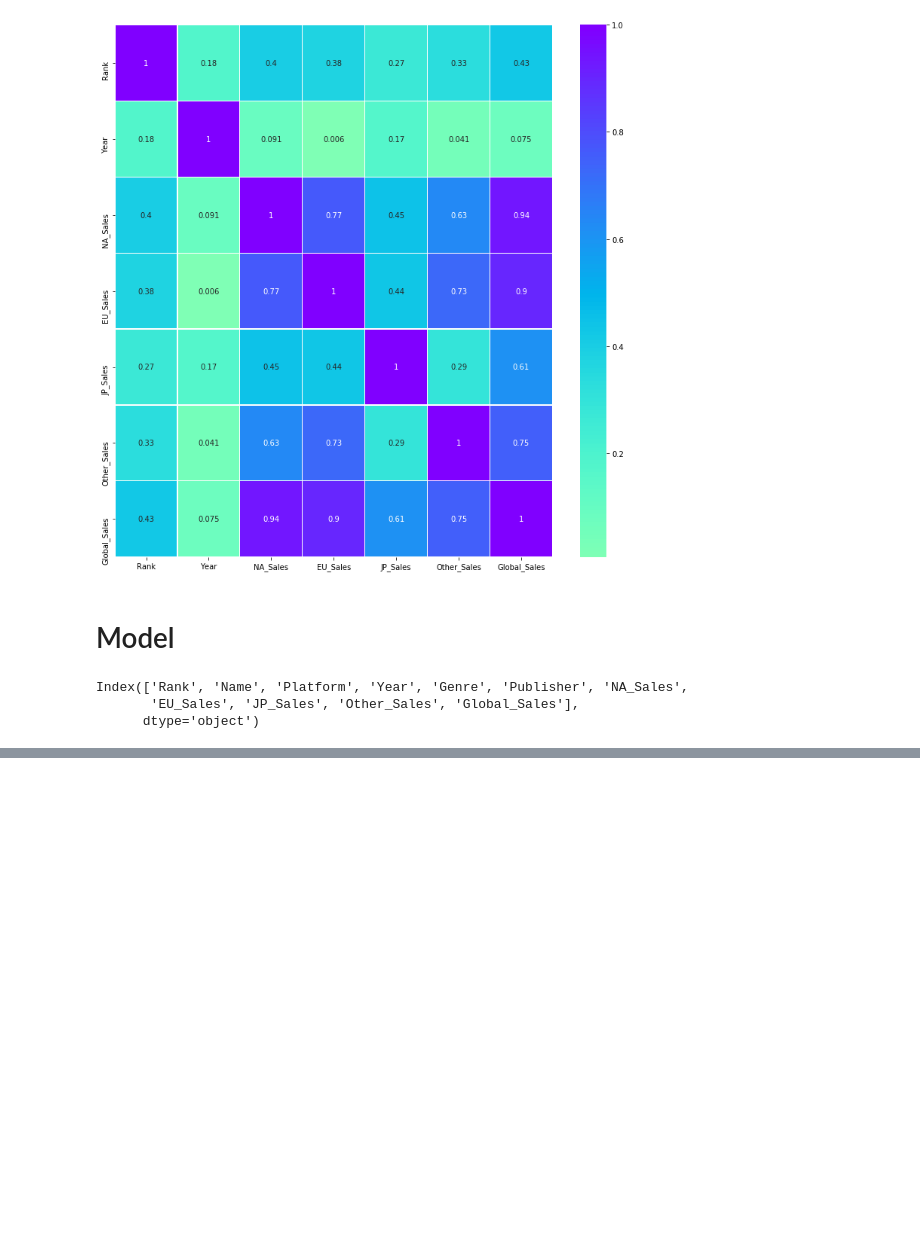
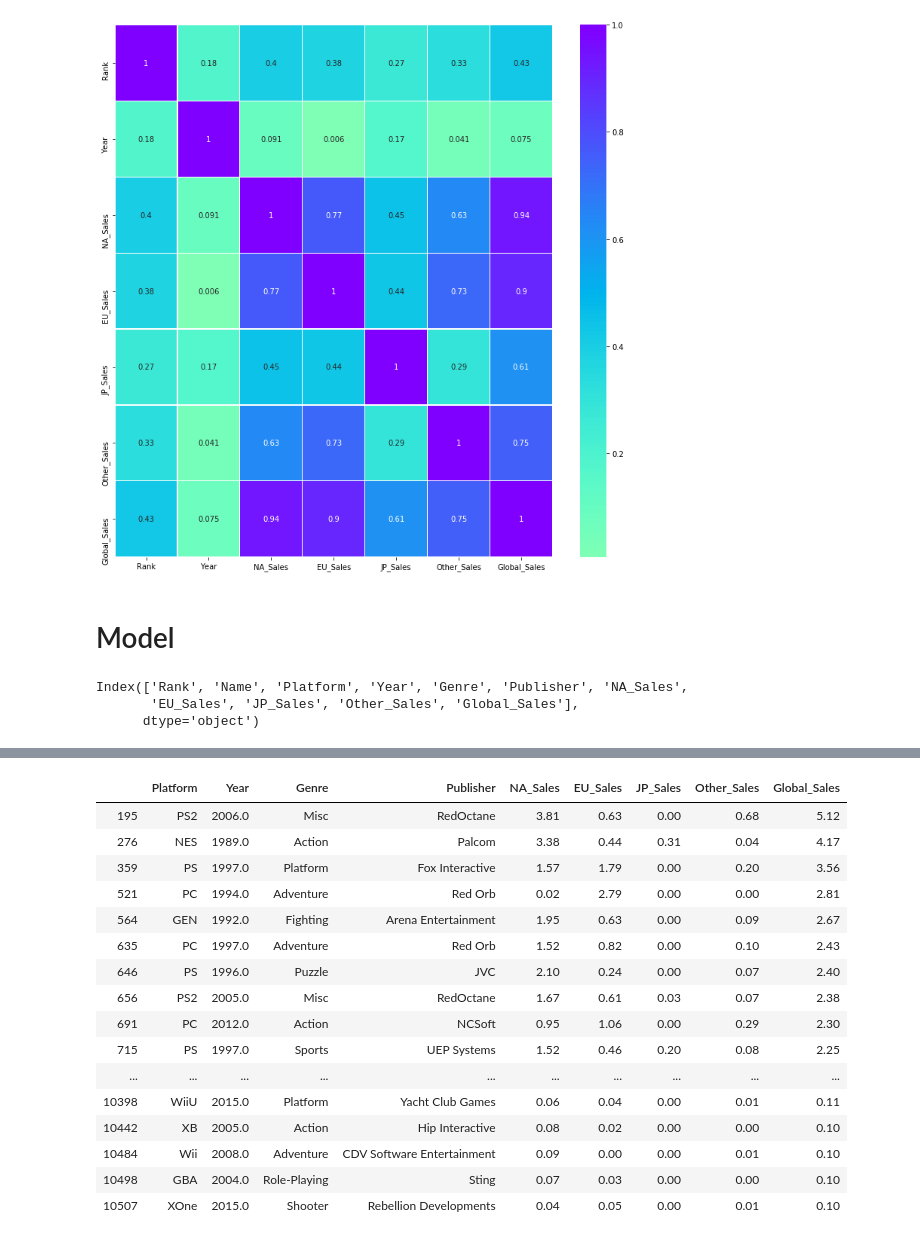
Before and after one commit to jkundycki/vgsales, a Jupyter notebook: Main.ipynb, the cells around one changed output, grey strips where cells are left out. Cells and saved outputs as stored; diff of their text form; code cells hidden in the pictures; blank space fills up the shorter version.

```diff
--- a/Main.ipynb
+++ b/Main.ipynb
@@ -267 +267,21 @@ Playmore                                     1
 Name: Publisher, dtype: int64
+# %%
+dfm[dfm['Publisher'].map(df['Publisher'].value_counts()) < 10]
+# %% [output]
+|  | Platform | Year | Genre | Publisher | NA_Sales | EU_Sales | JP_Sales | Other_Sales | Global_Sales |
+| 195 | PS2 | 2006.0 | Misc | RedOctane | 3.81 | 0.63 | 0.00 | 0.68 | 5.12 |
+| 276 | NES | 1989.0 | Action | Palcom | 3.38 | 0.44 | 0.31 | 0.04 | 4.17 |
+| 359 | PS | 1997.0 | Platform | Fox Interactive | 1.57 | 1.79 | 0.00 | 0.20 | 3.56 |
+| 521 | PC | 1994.0 | Adventure | Red Orb | 0.02 | 2.79 | 0.00 | 0.00 | 2.81 |
+| 564 | GEN | 1992.0 | Fighting | Arena Entertainment | 1.95 | 0.63 | 0.00 | 0.09 | 2.67 |
+| 635 | PC | 1997.0 | Adventure | Red Orb | 1.52 | 0.82 | 0.00 | 0.10 | 2.43 |
+| 646 | PS | 1996.0 | Puzzle | JVC | 2.10 | 0.24 | 0.00 | 0.07 | 2.40 |
+| 656 | PS2 | 2005.0 | Misc | RedOctane | 1.67 | 0.61 | 0.03 | 0.07 | 2.38 |
+| 691 | PC | 2012.0 | Action | NCSoft | 0.95 | 1.06 | 0.00 | 0.29 | 2.30 |
+| 715 | PS | 1997.0 | Sports | UEP Systems | 1.52 | 0.46 | 0.20 | 0.08 | 2.25 |
+| ... | ... | ... | ... | ... | ... | ... | ... | ... | ... |
+| 10398 | WiiU | 2015.0 | Platform | Yacht Club Games | 0.06 | 0.04 | 0.00 | 0.01 | 0.11 |
+| 10442 | XB | 2005.0 | Action | Hip Interactive | 0.08 | 0.02 | 0.00 | 0.00 | 0.10 |
+| 10484 | Wii | 2008.0 | Adventure | CDV Software Entertainment | 0.09 | 0.00 | 0.00 | 0.01 | 0.10 |
+| 10498 | GBA | 2004.0 | Role-Playing | Sting | 0.07 | 0.03 | 0.00 | 0.00 | 0.10 |
+| 10507 | XOne | 2015.0 | Shooter | Rebellion Developments | 0.04 | 0.05 | 0.00 | 0.01 | 0.10 |
```
Also changed, not shown: parts of 6 cells of this notebook.
